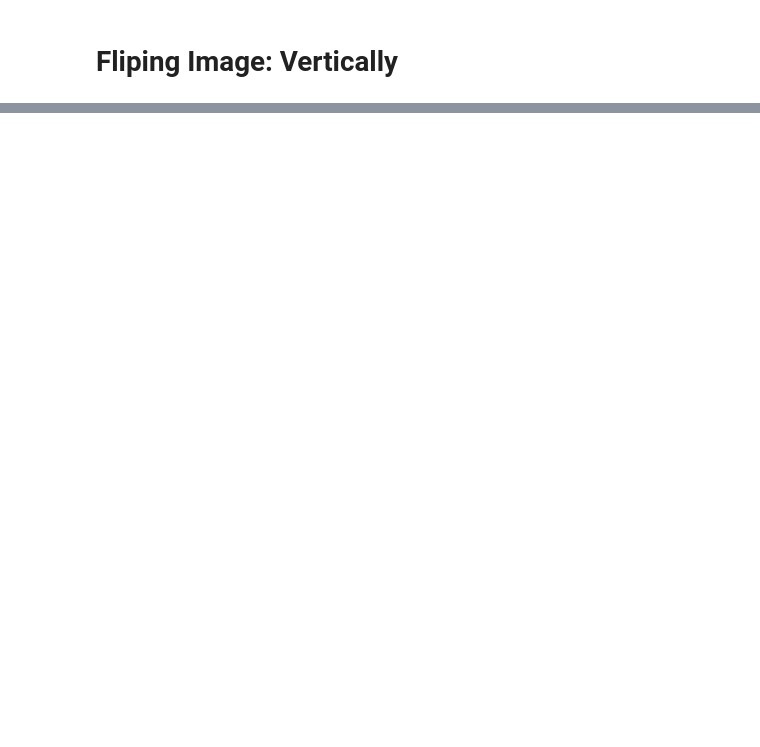
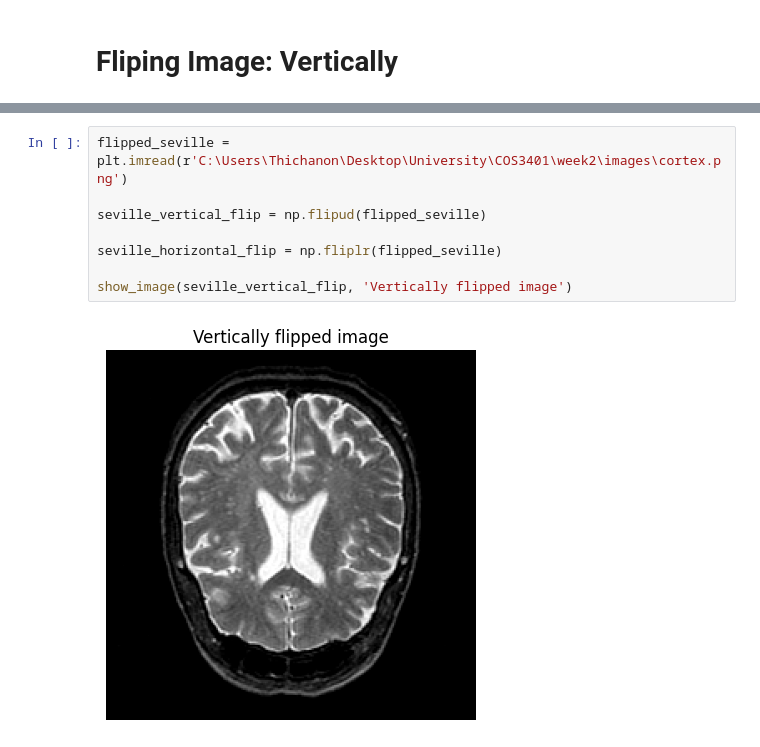
Before and after one commit to 3chammmpppthichanon/University, a Jupyter notebook: COS3401/Week1/review.ipynb, the cells around one changed output, grey strips where cells are left out. Drawn from its saved outputs; the diff is of its cells as text; blank space fills up the shorter version.

```diff
--- a/COS3401/Week1/review.ipynb
+++ b/COS3401/Week1/review.ipynb
@@ -73,0 +73,10 @@ show_image(horizontally_flipped, 'Horizontally flipped image')
+# %%
+flipped_seville = plt.imread(r'C:\Users\Thichanon\Desktop\University\COS3401\week2\images\cortex.png')
+
+seville_vertical_flip = np.flipud(flipped_seville)
+
+seville_horizontal_flip = np.fliplr(flipped_seville)
+
+show_image(seville_vertical_flip, 'Vertically flipped image')
+# %% [output]
+[figure, added]
```
Also changed, not shown: parts of 14 cells of this notebook, 1 other file.
